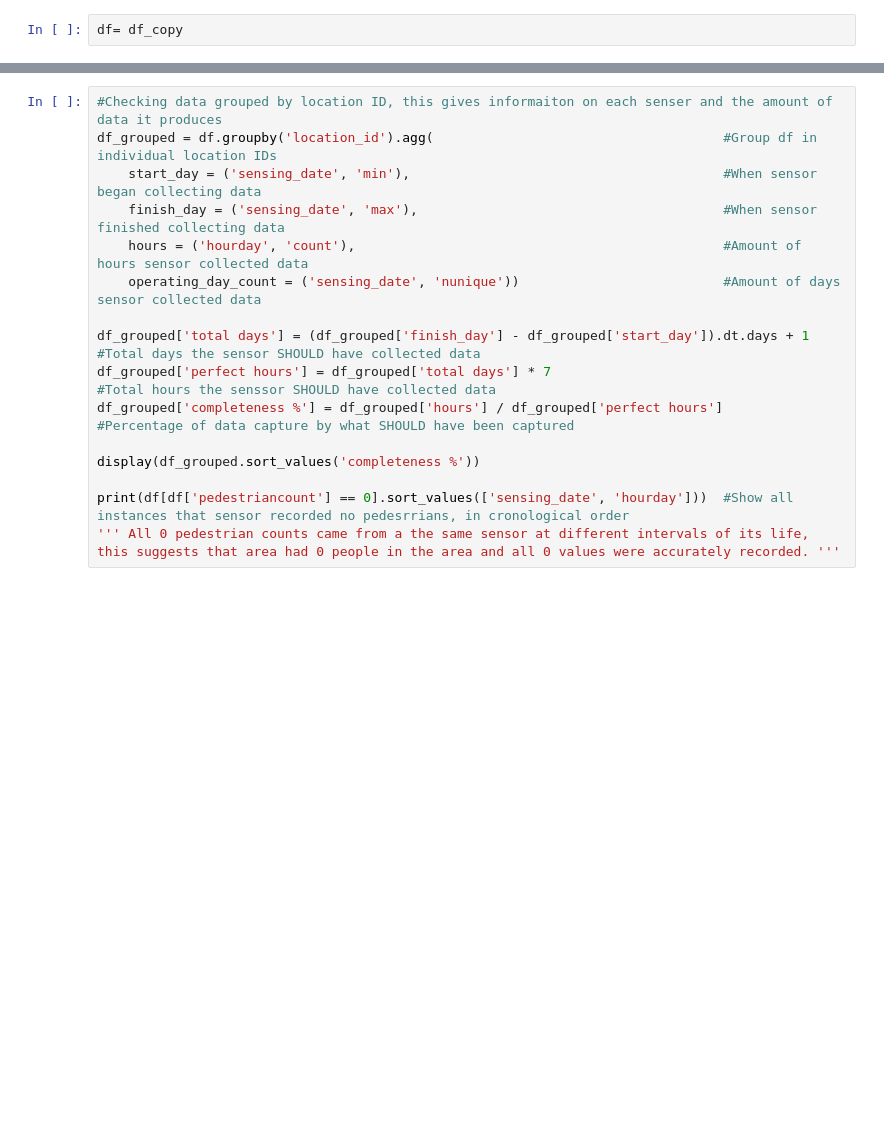
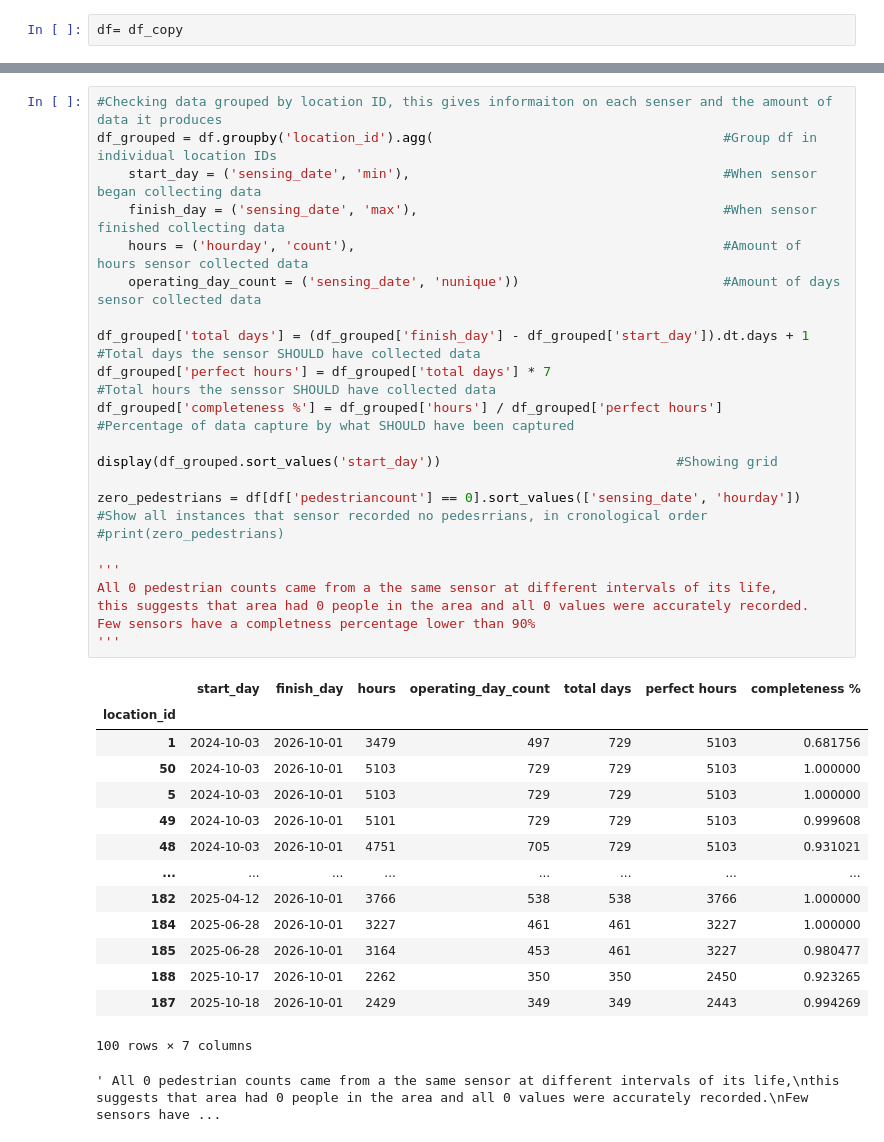
Before and after one commit to jptrainor4-glitch/Data-Analytics, a Jupyter notebook: Pedestrian_Data.ipynb, the cells around one changed output, grey strips where cells are left out. Cells and saved outputs as stored; diff of their text form; blank space fills up the shorter version.

```diff
--- a/Pedestrian_Data.ipynb
+++ b/Pedestrian_Data.ipynb
@@ -76,17 +75,38 @@ sen_name 1 1
 # %%
 #Checking data grouped by location ID, this gives informaiton on each senser and the amount of data it produces
 df_grouped = df.groupby('location_id').agg(                                     #Group df in individual location IDs
     start_day = ('sensing_date', 'min'),                                        #When sensor began collecting data
     finish_day = ('sensing_date', 'max'),                                       #When sensor finished collecting data
     hours = ('hourday', 'count'),                                               #Amount of hours sensor collected data
     operating_day_count = ('sensing_date', 'nunique'))                          #Amount of days sensor collected data
 
 df_grouped['total days'] = (df_grouped['finish_day'] - df_grouped['start_day']).dt.days + 1   #Total days the sensor SHOULD have collected data
 df_grouped['perfect hours'] = df_grouped['total days'] * 7                                    #Total hours the senssor SHOULD have collected data
 df_grouped['completeness %'] = df_grouped['hours'] / df_grouped['perfect hours']              #Percentage of data capture by what SHOULD have been captured
 
-display(df_grouped.sort_values('completeness %'))
+display(df_grouped.sort_values('start_day'))                              #Showing grid
 
-print(df[df['pedestriancount'] == 0].sort_values(['sensing_date', 'hourday']))  #Show all instances that sensor recorded no pedesrrians, in cronological order
-''' All 0 pedestrian counts came from a the same sensor at different intervals of its life,
-this suggests that area had 0 people in the area and all 0 values were accurately recorded. '''
+zero_pedestrians = df[df['pedestriancount'] == 0].sort_values(['sensing_date', 'hourday'])  #Show all instances that sensor recorded no pedesrrians, in cronological order
+#print(zero_pedestrians)
+
+'''
+All 0 pedestrian counts came from a the same sensor at different intervals of its life,
+this suggests that area had 0 people in the area and all 0 values were accurately recorded.
+Few sensors have a completness percentage lower than 90%
+'''
+# %% [output]
+|  | start_day | finish_day | hours | operating_day_count | total days | perfect hours | completeness % |
+| location_id |  |  |  |  |  |  |  |
+| 1 | 2024-10-03 | 2026-10-01 | 3479 | 497 | 729 | 5103 | 0.681756 |
+| 50 | 2024-10-03 | 2026-10-01 | 5103 | 729 | 729 | 5103 | 1.000000 |
+| 5 | 2024-10-03 | 2026-10-01 | 5103 | 729 | 729 | 5103 | 1.000000 |
+| 49 | 2024-10-03 | 2026-10-01 | 5101 | 729 | 729 | 5103 | 0.999608 |
+| 48 | 2024-10-03 | 2026-10-01 | 4751 | 705 | 729 | 5103 | 0.931021 |
+| ... | ... | ... | ... | ... | ... | ... | ... |
+| 182 | 2025-04-12 | 2026-10-01 | 3766 | 538 | 538 | 3766 | 1.000000 |
+| 184 | 2025-06-28 | 2026-10-01 | 3227 | 461 | 461 | 3227 | 1.000000 |
+| 185 | 2025-06-28 | 2026-10-01 | 3164 | 453 | 461 | 3227 | 0.980477 |
+| 188 | 2025-10-17 | 2026-10-01 | 2262 | 350 | 350 | 2450 | 0.923265 |
+| 187 | 2025-10-18 | 2026-10-01 | 2429 | 349 | 349 | 2443 | 0.994269 |
+100 rows × 7 columns
+' All 0 pedestrian counts came from a the same sensor at different intervals of its life,\nthis suggests that area had 0 people in the area and all 0 values were accurately recorded.\nFew sensors have ...
```
Also changed, not shown: parts of 4 cells of this notebook.
